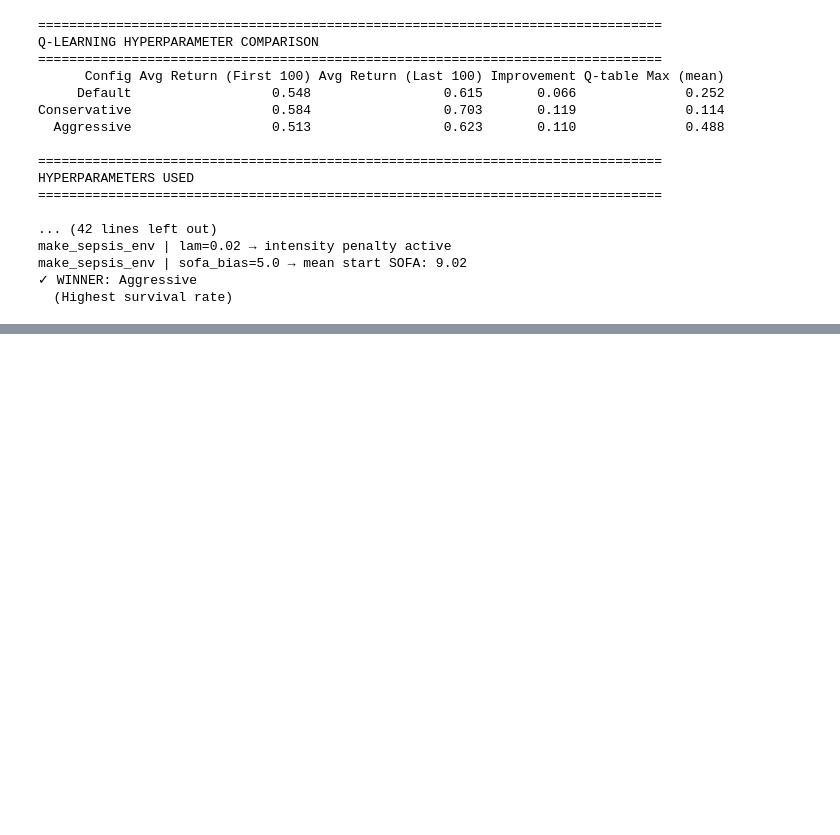
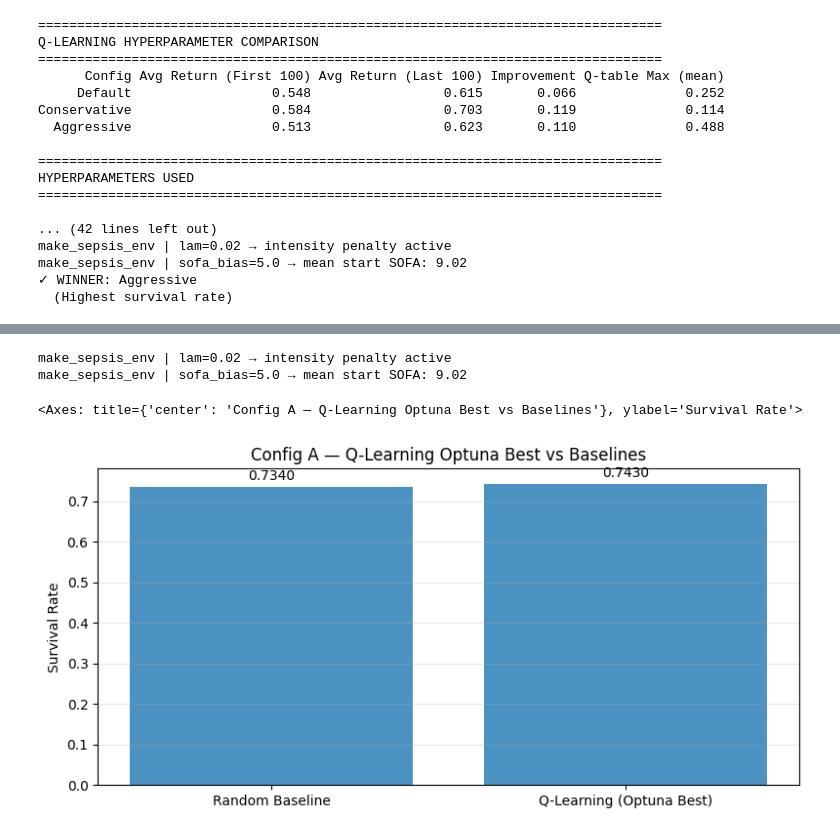
Before and after one commit to Mehmet1700/reinforcement-learning-project, a Jupyter notebook: notebooks/01_config_a_qlearning.ipynb, the cells around one changed output, grey strips where cells are left out. Cells and saved outputs as stored; diff of their text form; code cells hidden in the pictures; blank space fills up the shorter version.

```diff
--- a/notebooks/01_config_a_qlearning.ipynb
+++ b/notebooks/01_config_a_qlearning.ipynb
@@ -491,0 +522,18 @@ make_sepsis_env | sofa_bias=5.0 → mean start SOFA: 9.02
+# %%
+plot_comparison(
+    {
+        'Random Baseline': random_results,
+        #'Q-Learning (Default)': ql_results,
+        'Q-Learning (Optuna Best)': eval_agent(
+            best_agent.get_policy(), make_sepsis_env
+        ),
+    },
+    metric='survival_rate',
+    title='Config A — Q-Learning Optuna Best vs Baselines',
+    save_path='plots/configA_qlearning_optuna_vs_baselines.png'
+)
+# %% [output]
+make_sepsis_env | lam=0.02 → intensity penalty active
+make_sepsis_env | sofa_bias=5.0 → mean start SOFA: 9.02
+<Axes: title={'center': 'Config A — Q-Learning Optuna Best vs Baselines'}, ylabel='Survival Rate'>
+[figure, added]
```
Also changed, not shown: parts of 8 cells of this notebook, 1 other file.
